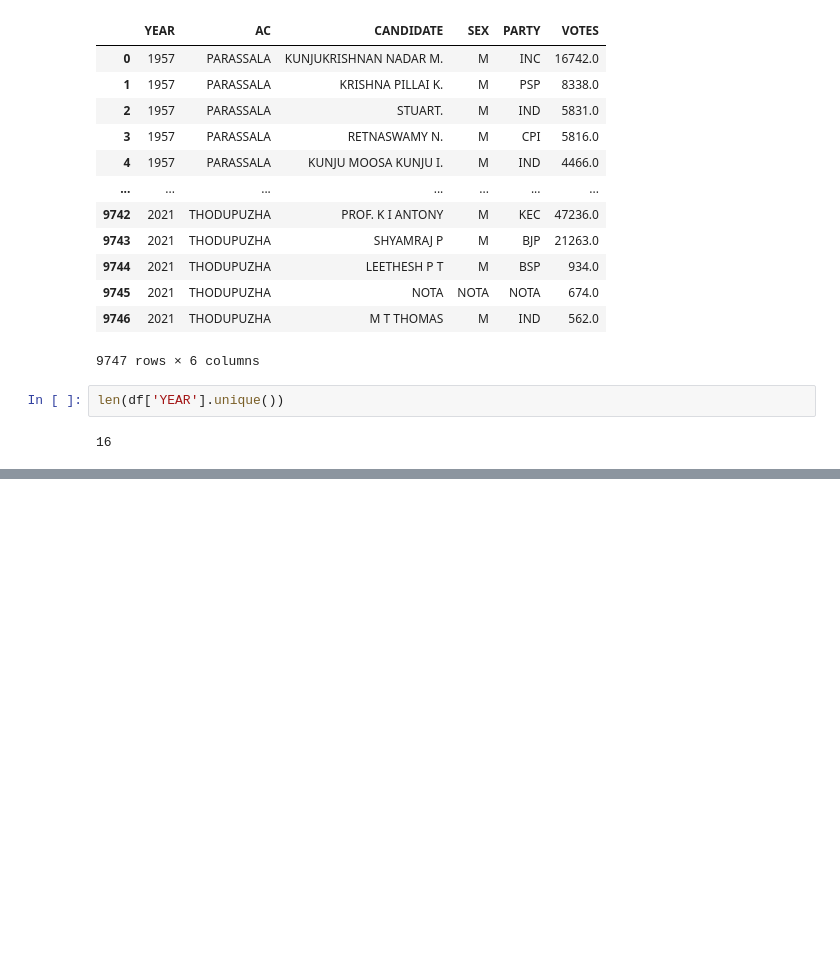
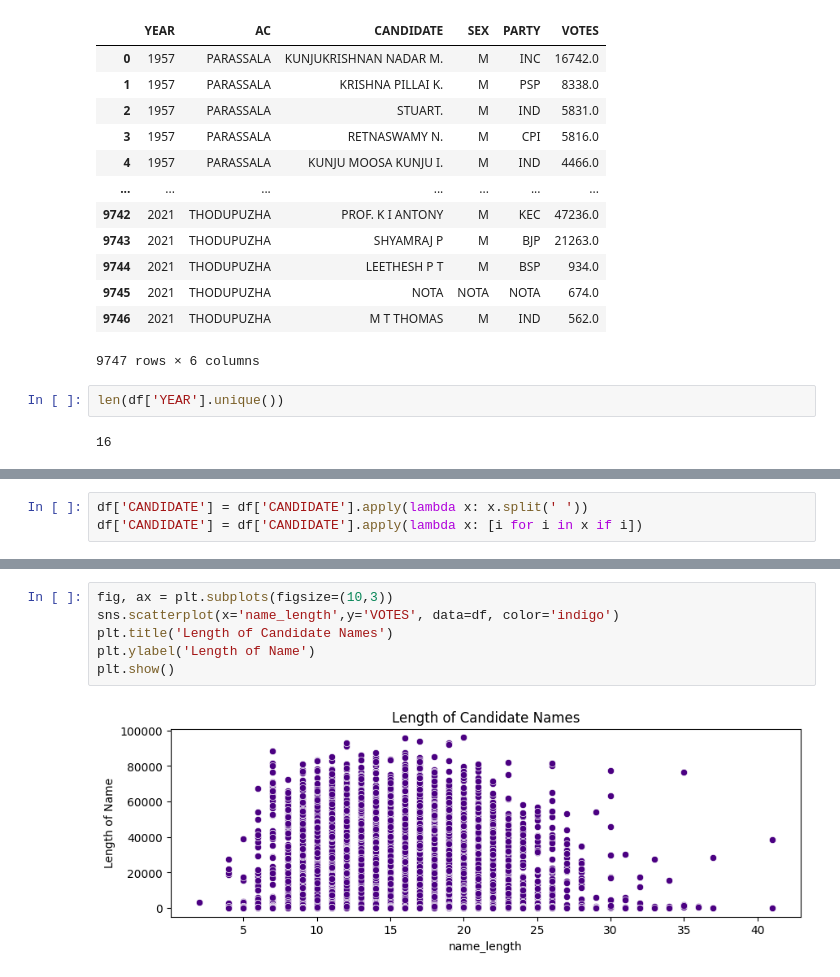
Before and after one commit to sonjaove/progg-and-DS-from-IITM, a Jupyter notebook: project work/project 1/peer_review_work.ipynb, the cells around one changed output, grey strips where cells are left out. Drawn from its saved outputs; the diff is of its cells as text; blank space fills up the shorter version.

```diff
--- a/project work/project 1/peer_review_work.ipynb
+++ b/project work/project 1/peer_review_work.ipynb
@@ -86,0 +127,3 @@ plotting_outliers(df)
+# %%
+df['CANDIDATE'] = df['CANDIDATE'].apply(lambda x: x.split(' '))
+df['CANDIDATE'] = df['CANDIDATE'].apply(lambda x: [i for i in x if i])
@@ -86,0 +146,8 @@ plotting_outliers(df)
+# %%
+fig, ax = plt.subplots(figsize=(10,3))
+sns.scatterplot(x='name_length',y='VOTES', data=df, color='indigo')
+plt.title('Length of Candidate Names')
+plt.ylabel('Length of Name')
+plt.show()
+# %% [output]
+[figure, added]
```
Also changed, not shown: parts of 3 cells of this notebook, 2 other files.
